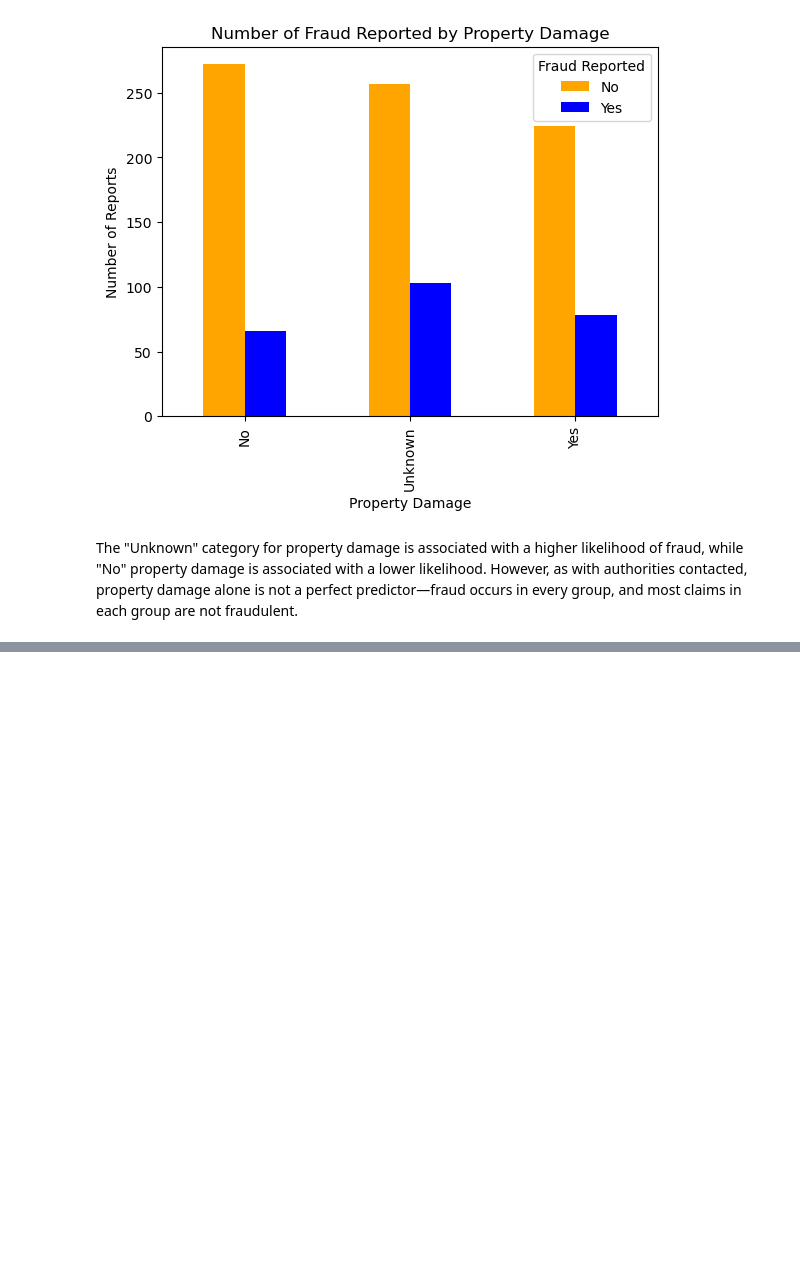
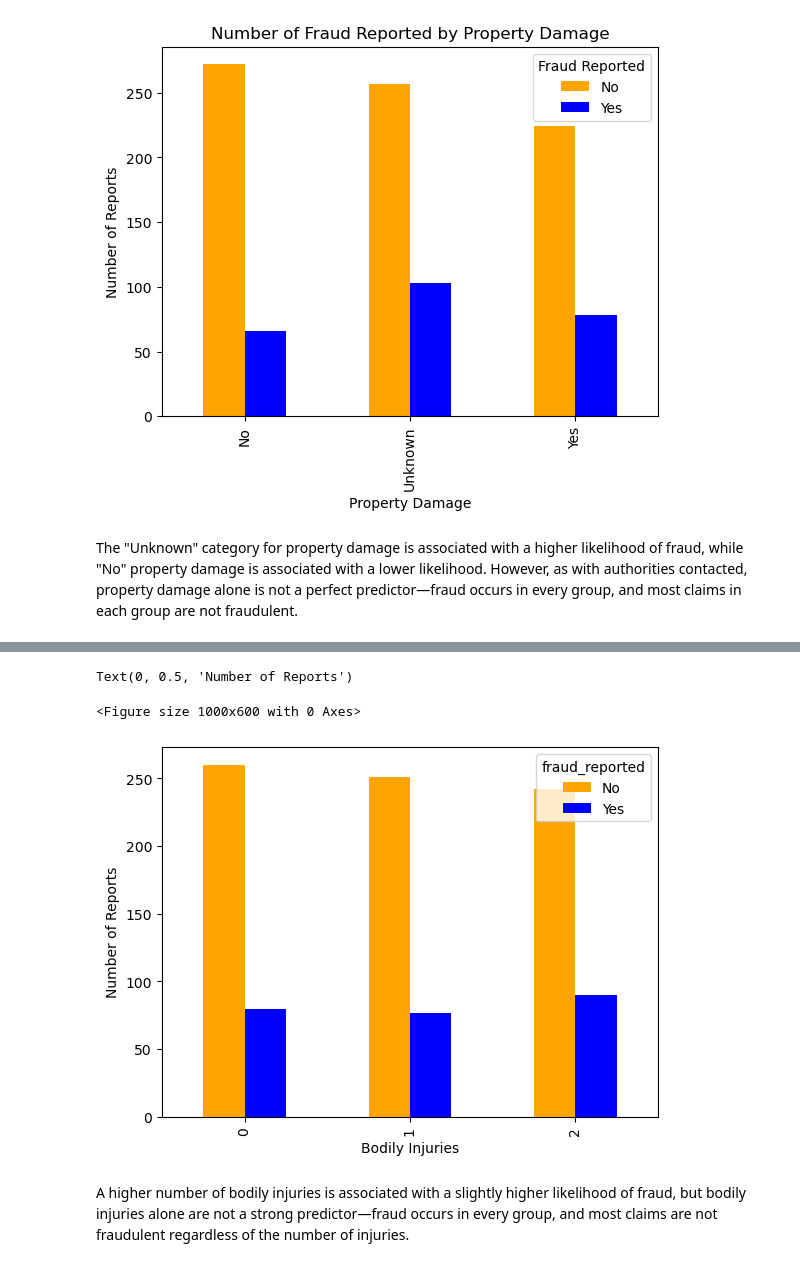
Before and after one commit to oaj1/Insurance_Claims, a Jupyter notebook: Insurance_Claims_ClaimsCircumstances_EDA.ipynb, the cells around one changed output, grey strips where cells are left out. Drawn from its saved outputs; the diff is of its cells as text; code cells hidden in the pictures; blank space fills up the shorter version.

Commit message:
bodily injuries and fraud

```diff
--- a/Insurance_Claims_ClaimsCircumstances_EDA.ipynb
+++ b/Insurance_Claims_ClaimsCircumstances_EDA.ipynb
@@ -130,3 +130,7 @@ plt.show()
 [figure]
 # %% [markdown]
 The "Unknown" category for property damage is associated with a higher likelihood of fraud, while "No" property damage is associated with a lower likelihood. However, as with authorities contacted, property damage alone is not a perfect predictor—fraud occurs in every group, and most claims in each group are not fraudulent.
+# %%
+#Finally, lets take a look at bodily injury and fraud
+counts = df.groupby('bodily_injuries')['fraud_reported'].value_counts()
+print(counts)
@@ -132,0 +146,21 @@ The "Unknown" category for property damage is associated with a higher likelihoo
+# %%
+#custom colors
+custom_colors = {'Yes': 'blue', 'No': 'orange', 'Y':'blue', 'N': 'orange'}
+
+# Prepare data for plotting
+plot_data = counts.unstack() if hasattr(counts, 'unstack') else counts
+
+#Make sure colors match columns
+col_order = plot_data.columns.tolist()
+colors = [custom_colors.get(col, 'gray') for col in col_order]
+
+plt.figure(figsize=(10,6))
+ax = plot_data.plot(kind = 'bar', stacked = False, color = colors)
+plt.xlabel('Bodily Injuries')
+plt.ylabel('Number of Reports')
+# %% [output]
+Text(0, 0.5, 'Number of Reports')
+<Figure size 1000x600 with 0 Axes>
+[figure, added]
+# %% [markdown]
+A higher number of bodily injuries is associated with a slightly higher likelihood of fraud, but bodily injuries alone are not a strong predictor—fraud occurs in every group, and most claims are not fraudulent regardless of the number of injuries.
```
Also changed, not shown: parts of 2 cells of this notebook.
